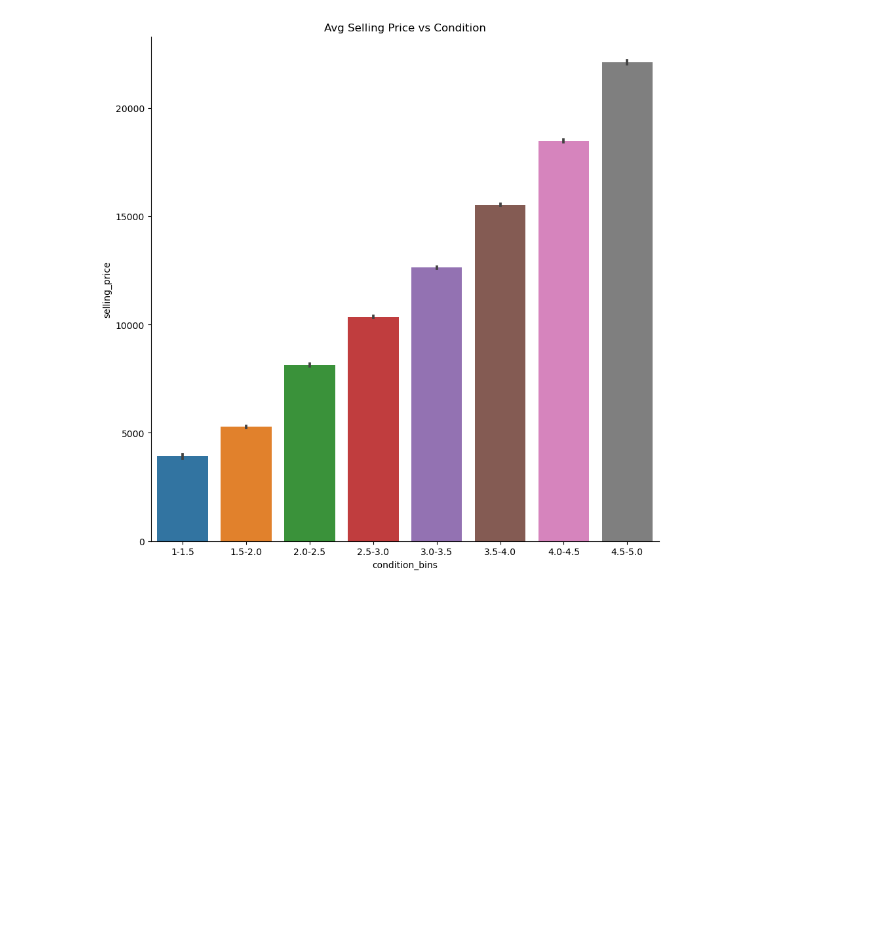
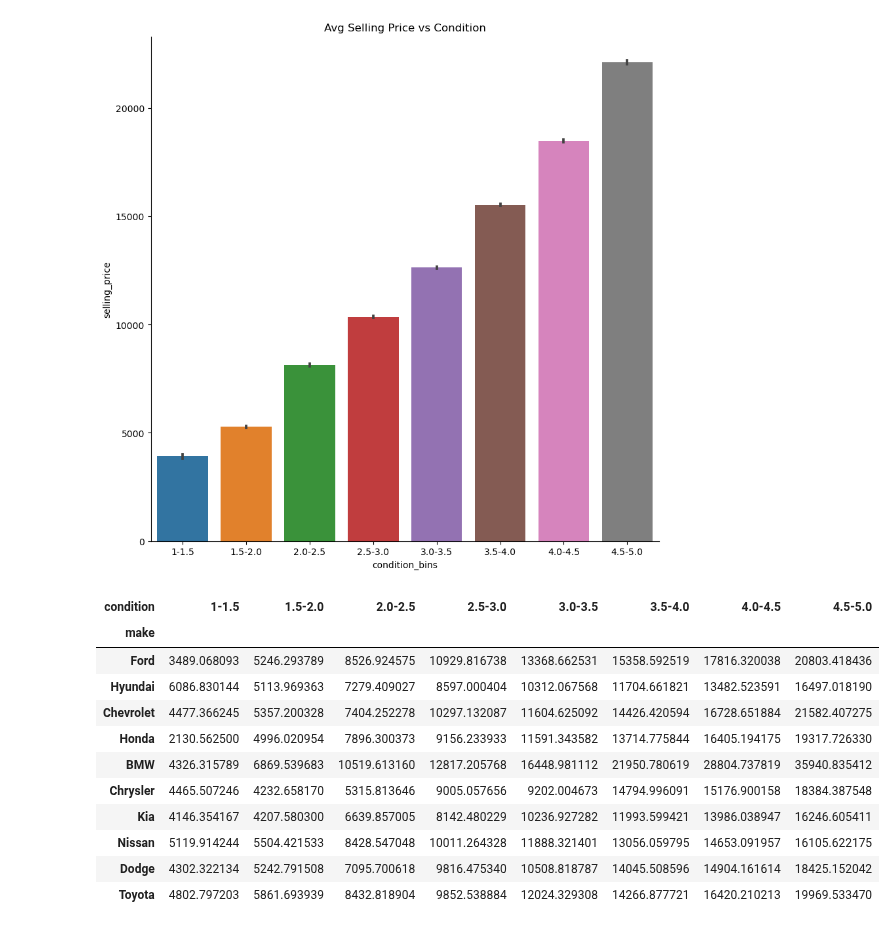
Before and after one commit to MeetPatel89/car_sales_analysis, a Jupyter notebook: notebook.ipynb, the cells around one changed output. Cells and saved outputs as stored; diff of their text form; code cells hidden in the pictures; blank space fills up the shorter version.

Commit message:
get average selling price for make and conditon for top ten popular brands

```diff
--- a/notebook.ipynb
+++ b/notebook.ipynb
@@ -257,3 +257,21 @@ ax.set_title("Avg Selling Price vs Condition")
 sns.despine()
 # %% [output]
 [figure]
+# %%
+avgs = pd.read_sql(read_contents(rf"{ROOT_DIR}/sql/make_cond_price.sql"), sqlConn.get_conn_odbc())
+avgs.set_index("make", inplace=True)
+avgs.columns.name = "condition"
+avgs
+# %% [output]
+| condition | 1-1.5 | 1.5-2.0 | 2.0-2.5 | 2.5-3.0 | 3.0-3.5 | 3.5-4.0 | 4.0-4.5 | 4.5-5.0 |
+| make |  |  |  |  |  |  |  |  |
+| Ford | 3489.068093 | 5246.293789 | 8526.924575 | 10929.816738 | 13368.662531 | 15358.592519 | 17816.320038 | 20803.418436 |
+| Hyundai | 6086.830144 | 5113.969363 | 7279.409027 | 8597.000404 | 10312.067568 | 11704.661821 | 13482.523591 | 16497.018190 |
+| Chevrolet | 4477.366245 | 5357.200328 | 7404.252278 | 10297.132087 | 11604.625092 | 14426.420594 | 16728.651884 | 21582.407275 |
+| Honda | 2130.562500 | 4996.020954 | 7896.300373 | 9156.233933 | 11591.343582 | 13714.775844 | 16405.194175 | 19317.726330 |
+| BMW | 4326.315789 | 6869.539683 | 10519.613160 | 12817.205768 | 16448.981112 | 21950.780619 | 28804.737819 | 35940.835412 |
+| Chrysler | 4465.507246 | 4232.658170 | 5315.813646 | 9005.057656 | 9202.004673 | 14794.996091 | 15176.900158 | 18384.387548 |
+| Kia | 4146.354167 | 4207.580300 | 6639.857005 | 8142.480229 | 10236.927282 | 11993.599421 | 13986.038947 | 16246.605411 |
+| Nissan | 5119.914244 | 5504.421533 | 8428.547048 | 10011.264328 | 11888.321401 | 13056.059795 | 14653.091957 | 16105.622175 |
+| Dodge | 4302.322134 | 5242.791508 | 7095.700618 | 9816.475340 | 10508.818787 | 14045.508596 | 14904.161614 | 18425.152042 |
+| Toyota | 4802.797203 | 5861.693939 | 8432.818904 | 9852.538884 | 12024.329308 | 14266.877721 | 16420.210213 | 19969.533470 |
```
Also changed, not shown: 1 other file.
